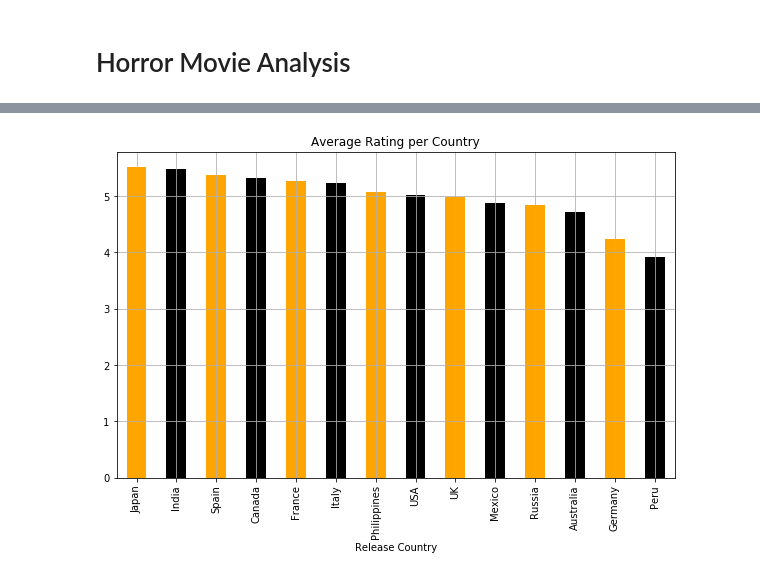
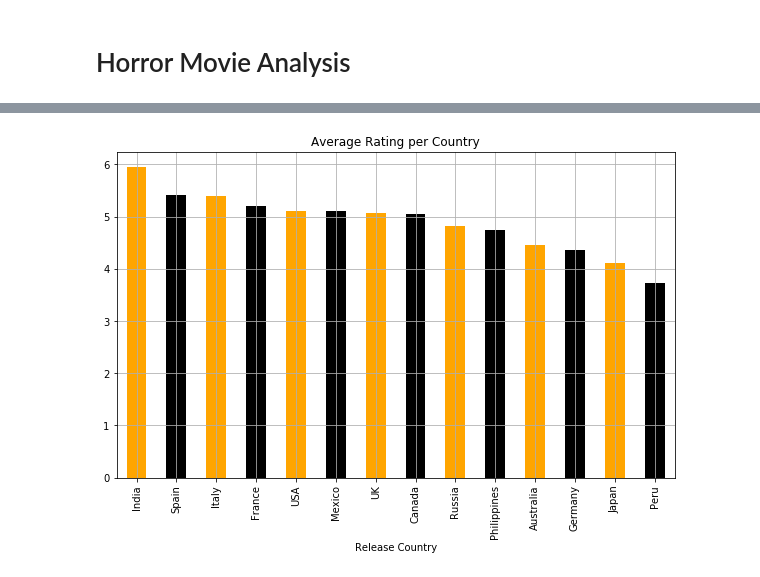
Before and after one commit to BennyC31/project_1_eda_git_collaboration, a Jupyter notebook: Project_1_EDA_and_Git-BC.ipynb, the cells around one changed output, grey strips where cells are left out. Saved outputs shown, nothing was run; the diff lists cells and outputs as text; code cells hidden in the pictures.

```diff
--- a/Project_1_EDA_and_Git-BC.ipynb
+++ b/Project_1_EDA_and_Git-BC.ipynb
@@ -112,0 +50,6 @@ df
+# %%
+# 2 Data Used
+csv_df = pd.read_csv("output/horror_movies.csv", index_col=False)
+
+# Display sample data
+csv_df.head()
@@ -112,0 +115,9 @@ df
+# %%
+# 6 Filter countries for Budget
+filter_country = country_avg_merge
+filter_country = filter_country.reset_index().sort_values('Budget',ascending=False)
+filter_country = filter_country.loc[filter_country['Count'] >= 9]
+# pd.options.display.float_format = '{:.2f}'.format
+# pd.reset_option('display.float_format')
+filter_country = filter_country.round(2)
+filter_country
@@ -264,0 +211,14 @@ avg_rating
+# %%
+# 12 Average rating per country
+# What is the relationship between rating average and country?
+# print(filter_country)
+csv_df
+rating_country = csv_df
+rating_country = pd.DataFrame(rating_country.groupby(['Release Country']).mean()['Review Rating'])
+
+# rating_country = rating_country.loc[rating_country['Count'] >= 10]
+
+# print(rating_country)
+merge_filter_rating_df = pd.merge(filter_country, rating_country, on="Release Country")
+merge_filter_rating_df = merge_filter_rating_df.sort_values('Review Rating', ascending=False)
+merge_filter_rating_df
@@ -265,12 +241,12 @@ avg_rating
 # %%
-# df = df.loc[df['Count'] >= 10]
-avg_rate_df = avg_rating
-avg_rate_df = avg_rate_df.reset_index()
-merge_df = pd.merge(avg_rate_df, df, on="Release Country")
-merge_df
+# 13 Create Chart for ratings per country
+avg_rate_df = merge_filter_rating_df
+# avg_rate_df = avg_rate_df.reset_index()
+# merge_df = pd.merge(avg_rate_df, df, on="Release Country")
+# merge_df
 colors=['orange','black']
-ax = merge_df.plot.bar(x='Release Country', y='Review Rating',rot='vertical',figsize=(10,6),title='Average Rating per Country',grid=True,color=colors,legend=False)
+ax = avg_rate_df.plot.bar(x='Release Country', y='Review Rating',rot='vertical',figsize=(10,6),title='Average Rating per Country',grid=True,color=colors,legend=False)
 # # ax.set_ylabel('Rating')
-plt.savefig("output/AverageRating_Country.png")
+plt.savefig("output/AverageRating_perCountry.png")
 # %% [output]
-[figure, old version]
+[figure, new version]
```
Also changed, not shown: parts of 27 cells of this notebook, 8 other files.
